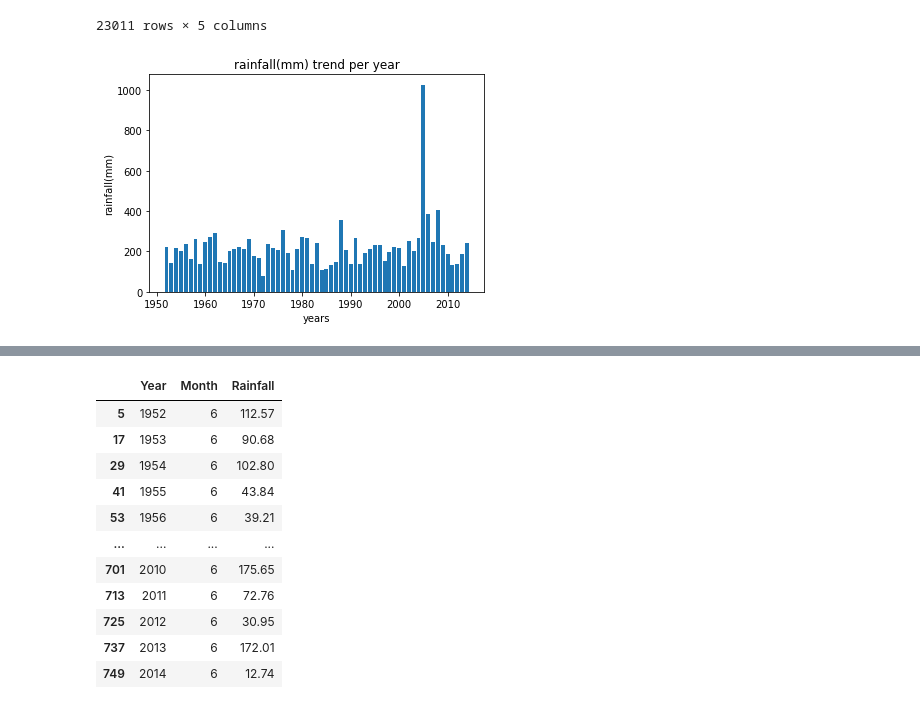
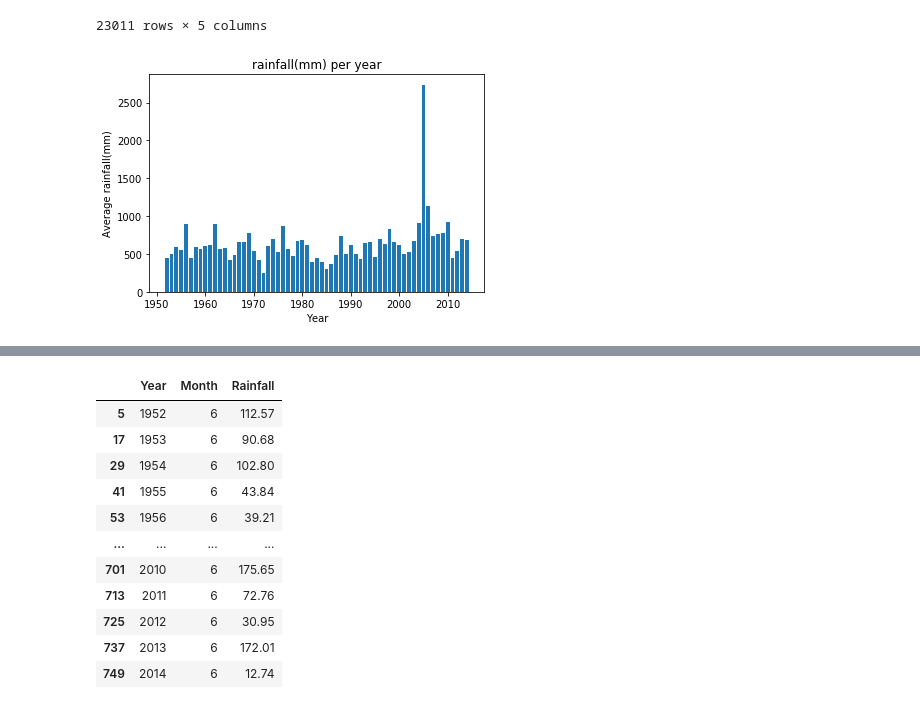
Before and after one commit to AnimeshN/IMD_rainfall_analysis_sinner, a Jupyter notebook: rainfall_analysis.ipynb, the cells around one changed output, grey strips where cells are left out. Cells and saved outputs as stored; diff of their text form; code cells hidden in the pictures.

```diff
--- a/rainfall_analysis.ipynb
+++ b/rainfall_analysis.ipynb
@@ -103,13 +103,11 @@ monthly.columns = ['year','month','max_rainfall','total_rainfall','avg_temp','mi
 
 monthly.to_csv('rainfall_per_year(monthwise).csv')
 # %%
-plt.bar(monthly['year'],monthly['total_rainfall'])
-plt.title('rainfall(mm) trend per year')
-plt.xlabel('years')
-plt.ylabel('rainfall(mm)')
-plt.show()
+# plt.bar(monthly['year'],monthly['total_rainfall'])
+# plt.title('rainfall(mm) trend per year')
+# plt.xlabel('years')
+# plt.ylabel('rainfall(mm)')
+# plt.show()
-# %% [output]
-[figure, removed]
 # %%
 # Renaming columns
 # gb_df.agg(
@@ -119,5 +117,26 @@ plt.show()
 #     max_temp = ('Temperature',max),
 #     avg_temp = ('Temperature','mean')
 # )
+# %%
+gb_df = df.groupby(['Year'],as_index=False)
+# gb_df.mean()
+yearly = gb_df['Rainfall','Temperature'].agg({
+    'Rainfall':[max,sum],
+    'Temperature':['mean',min,max]
+})
+
+yearly.columns = yearly.columns.droplevel(0)
+
+yearly.columns = ['year','max_rainfall','total_rainfall','avg_temp','min_temp','max_temp']
+yearly
+monthly.to_csv('rainfall_per_year.csv')
+# %%
+plt.bar(yearly['year'],yearly['total_rainfall'])
+plt.title('rainfall(mm) per year')
+plt.xlabel('Year')
+plt.ylabel('Average rainfall(mm)')
+plt.show()
+# %% [output]
+[figure, added]
 # %%
 month_agg = df.groupby('Month',as_index=False).agg({
```
Also changed, not shown: parts of 3 cells of this notebook, 4 other files.
